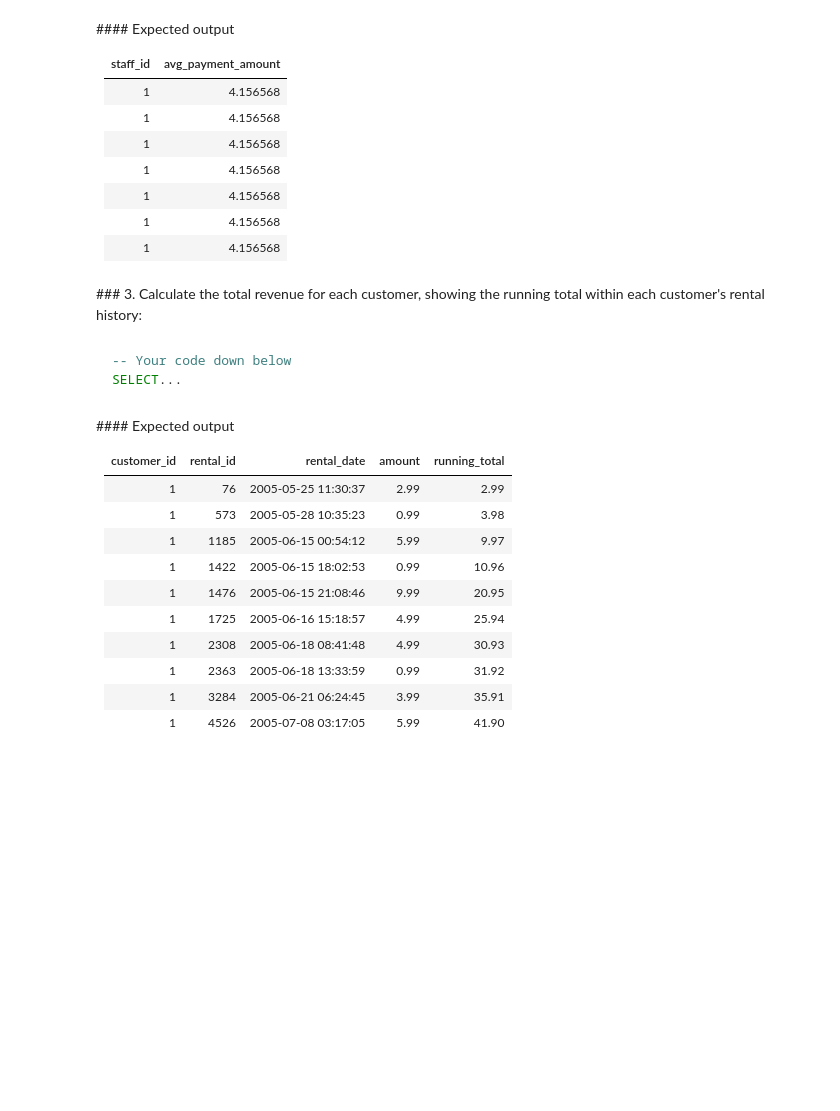
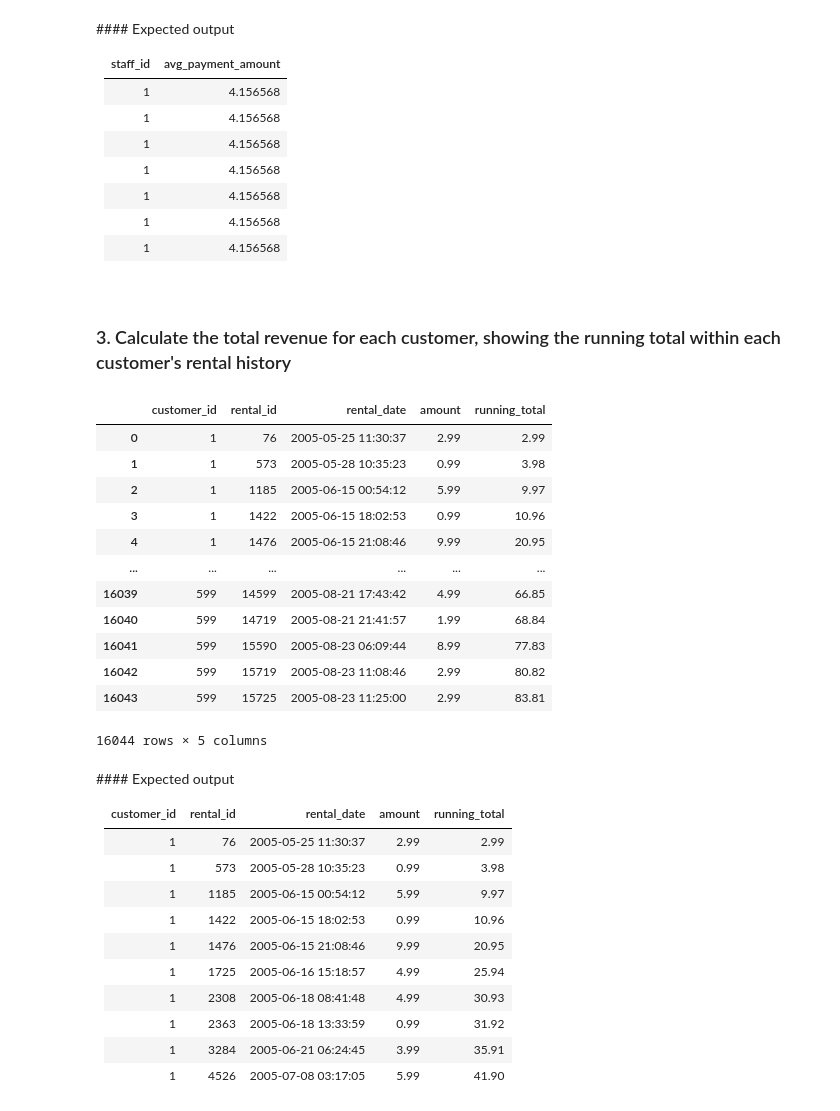
Before and after one commit to sarabenitezinglott/lab-mysql-window-functions, a Jupyter notebook: main.ipynb, the cells around one changed output. Saved outputs shown, nothing was run; the diff lists cells and outputs as text; code cells hidden in the pictures; blank space fills up the shorter version.

````diff
--- a/main.ipynb
+++ b/main.ipynb
@@ -44,12 +101,31 @@ SELECT...
 |1       |4.156568          |
 |1       |4.156568          |
 # %% [markdown]
-### 3. Calculate the total revenue for each customer, showing the running total within each customer's rental history:
+<!-- ### 3. Calculate the total revenue for each customer, showing the running total within each customer's rental history: -->
-# %% [markdown]
-```sql
--- Your code down below
-SELECT...
-```
+# %% [markdown]
+### 3. Calculate the total revenue for each customer, showing the running total within each customer's rental history
+# %%
+query = """
+SELECT rental.customer_id,rental.rental_id,rental.rental_date,payment.amount,SUM(payment.amount) OVER (PARTITION BY rental.customer_id ORDER BY rental.rental_date) AS running_total
+FROM payment
+JOIN rental ON payment.rental_id = rental.rental_id
+"""
+df = pd.read_sql_query(query, engine)
+df
+# %% [output]
+|  | customer_id | rental_id | rental_date | amount | running_total |
+| 0 | 1 | 76 | 2005-05-25 11:30:37 | 2.99 | 2.99 |
+| 1 | 1 | 573 | 2005-05-28 10:35:23 | 0.99 | 3.98 |
+| 2 | 1 | 1185 | 2005-06-15 00:54:12 | 5.99 | 9.97 |
+| 3 | 1 | 1422 | 2005-06-15 18:02:53 | 0.99 | 10.96 |
+| 4 | 1 | 1476 | 2005-06-15 21:08:46 | 9.99 | 20.95 |
+| ... | ... | ... | ... | ... | ... |
+| 16039 | 599 | 14599 | 2005-08-21 17:43:42 | 4.99 | 66.85 |
+| 16040 | 599 | 14719 | 2005-08-21 21:41:57 | 1.99 | 68.84 |
+| 16041 | 599 | 15590 | 2005-08-23 06:09:44 | 8.99 | 77.83 |
+| 16042 | 599 | 15719 | 2005-08-23 11:08:46 | 2.99 | 80.82 |
+| 16043 | 599 | 15725 | 2005-08-23 11:25:00 | 2.99 | 83.81 |
+16044 rows × 5 columns
 # %% [markdown]
 #### Expected output
 
````
Also changed, not shown: parts of 21 cells of this notebook.
